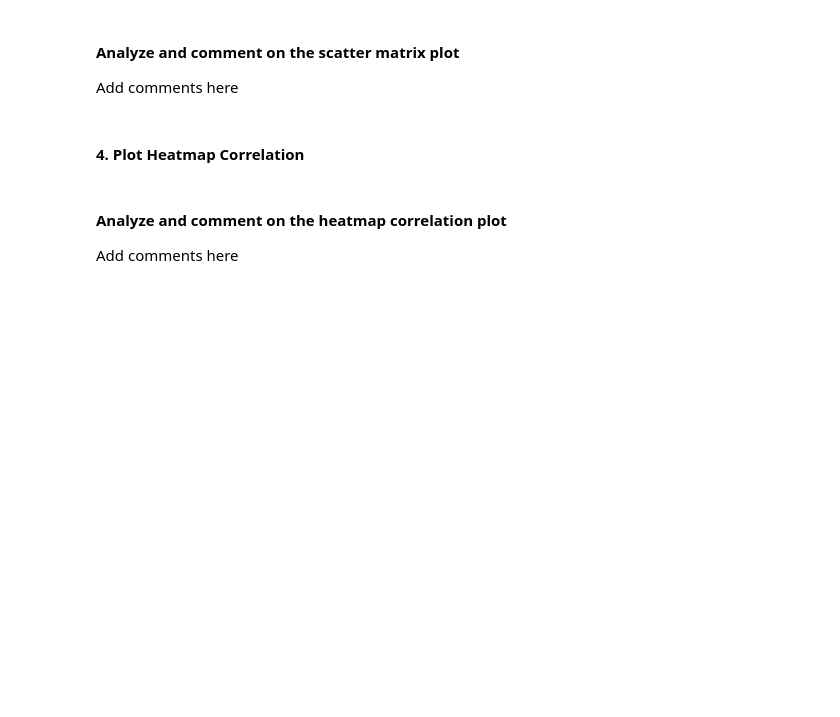
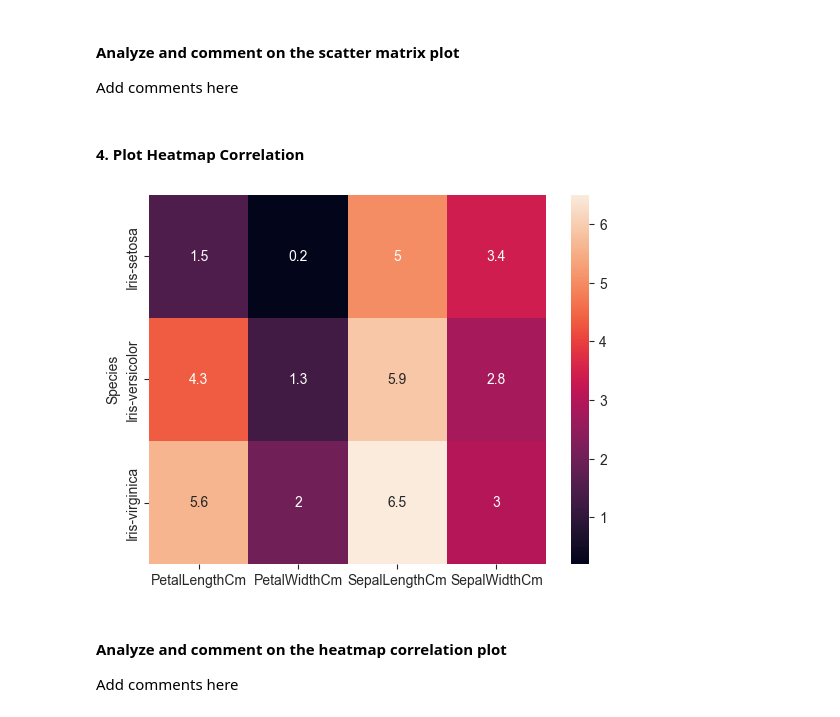
Before and after one commit to timothyjameslim/ML, a Jupyter notebook: Assignment 1/CS372 Assignment1_Answer.ipynb, the cells around one changed output. Saved outputs shown, nothing was run; the diff lists cells and outputs as text; code cells hidden in the pictures; blank space fills up the shorter version.

```diff
--- a/Assignment 1/CS372 Assignment1_Answer.ipynb
+++ b/Assignment 1/CS372 Assignment1_Answer.ipynb
@@ -106,6 +104,14 @@ Add comments here
 Add comments here
 # %% [markdown]
 #### **4.** Plot Heatmap Correlation
+# %%
+plt.figure()
+trainMap = ds.pivot_table(index="Species", aggfunc="median")
+sns.heatmap(trainMap, annot=True)
+plt.savefig('heatmap.jpg', format='jpg')
+plt.show()
+# %% [output]
+[figure, added]
 # %% [markdown]
 #### **Analyze and comment on the heatmap correlation plot**
 
```
Also changed, not shown: parts of 9 cells of this notebook, 6 other files.
